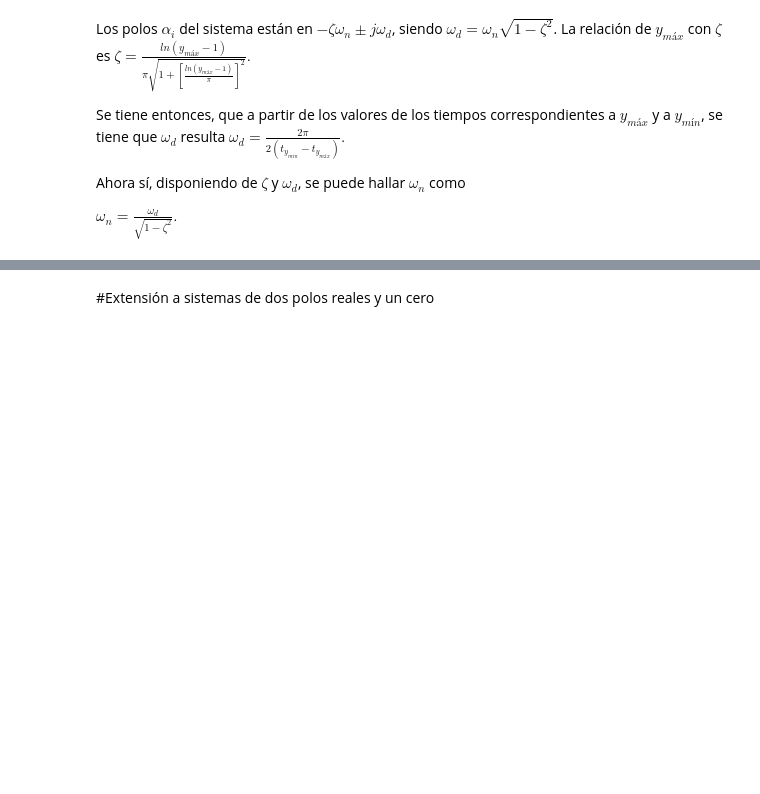
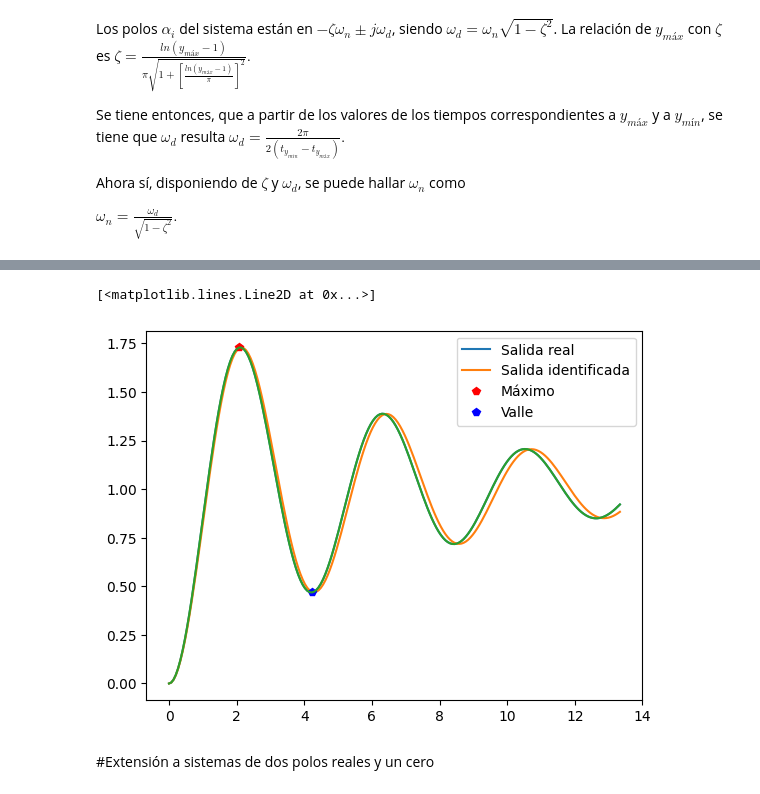
Before and after one commit to Julianpucheta/OptimalControl, a Jupyter notebook: Clase_02_CONTROL_II_Identificacion.ipynb, the cells around one changed output, grey strips where cells are left out. Saved outputs shown, nothing was run; the diff lists cells and outputs as text; code cells hidden in the pictures; blank space fills up the shorter version.

```diff
--- a/Clase_02_CONTROL_II_Identificacion.ipynb
+++ b/Clase_02_CONTROL_II_Identificacion.ipynb
@@ -126,8 +126,6 @@ t1=t0[a]
 b=np.argmin(y[a:-1])
 ymin=y[b+a]
 t2=t0[b+a]
-# plt.plot(t0,y)
-# plt.legend(['y inicial'])
 w_d=(2*np.pi)/(2*(t2-t1))
 beta=-np.log(ymax-1)/np.pi
 sita_id=beta/(np.sqrt(1+beta**2))
@@ -135,24 +133,27 @@ wn_id=w_d/(np.sqrt(1-sita_id**2))
 den_id=[1, 2*sita_id*wn_id, wn_id**2];
 sys_id = tf([wn_id**2], [1, 2*sita_id*wn_id, wn_id**2])
 y_id,t_id= step(sys_id,np.linspace(0,Tmax/wn_r, N_Max ))
-# plt.plot(t_id,y_id)
-# plt.plot(t1,y[a],'pr')
-# plt.plot(t2,y[a+b-1],'pb') # plot(t2,ymin,'sk');
-# plt.legend(['Salida real','Salida identificada','Máximo','Valle'])
-# plt.plot(t0,y)
-df= pd.DataFrame({'t': t0, 'y': y})
-df_id= pd.DataFrame({'t': t_id, 'y': y_id})
-df2 = pd.DataFrame({'tp': [t1 , t2],'yp': [ymax, ymin]})
-fig = go.Figure()
-fig.add_trace(go.Scatter(x=df['t'], y=df['y'], mode='lines', name='Salida y'))
-fig.add_trace(go.Scatter(x=df_id['t'], y=df_id['y'], mode='lines', name='Salida y_id'))
-fig.add_trace(go.Scatter(x=df2['tp'], y=df2['yp'], mode='markers', name='y_Med'))
-# Customize the layout
-fig.update_layout(title='Sistema de segundo orden',
-                  xaxis_title='Tiempo [Seg.]',
-                  yaxis_title='Valores',
-                  legend_title='Variables',
-                  showlegend=True)
-# Display the interactive Plotly chart
-fig.show()
+plt.plot(t0,y)
+plt.legend(['y inicial'])
+plt.plot(t_id,y_id)
+plt.plot(t1,y[a],'pr')
+plt.plot(t2,y[a+b-1],'pb') # plot(t2,ymin,'sk');
+plt.legend(['Salida real','Salida identificada','Máximo','Valle'])
+plt.plot(t0,y)
+
+# df= pd.DataFrame({'t': t0, 'y': y})
+# df_id= pd.DataFrame({'t': t_id, 'y': y_id})
+# df2 = pd.DataFrame({'tp': [t1 , t2],'yp': [ymax, ymin]})
+# fig = go.Figure()
+# fig.add_trace(go.Scatter(x=df['t'], y=df['y'], mode='lines', name='Salida y'))
+# fig.add_trace(go.Scatter(x=df_id['t'], y=df_id['y'], mode='lines', name='Salida y_id'))
+# fig.add_trace(go.Scatter(x=df2['tp'], y=df2['yp'], mode='markers', name='y_Med'))
+# # Customize the layout
+# fig.update_layout(title='Sistema de segundo orden',
+#                   xaxis_title='Tiempo [Seg.]',
+#                   yaxis_title='Valores',
+#                   legend_title='Variables',
+#                   showlegend=True)
+# # Display the interactive Plotly chart
+# fig.show()
 # %% [output]
@@ -160,3 +160,5 @@ fig.show()
+[<matplotlib.lines.Line2D at 0x...>]
+[figure, added]
 # %% [markdown]
 #Extensión a sistemas de dos polos reales y un cero
 # %%
```
Also changed, not shown: parts of 1 cell of this notebook.
